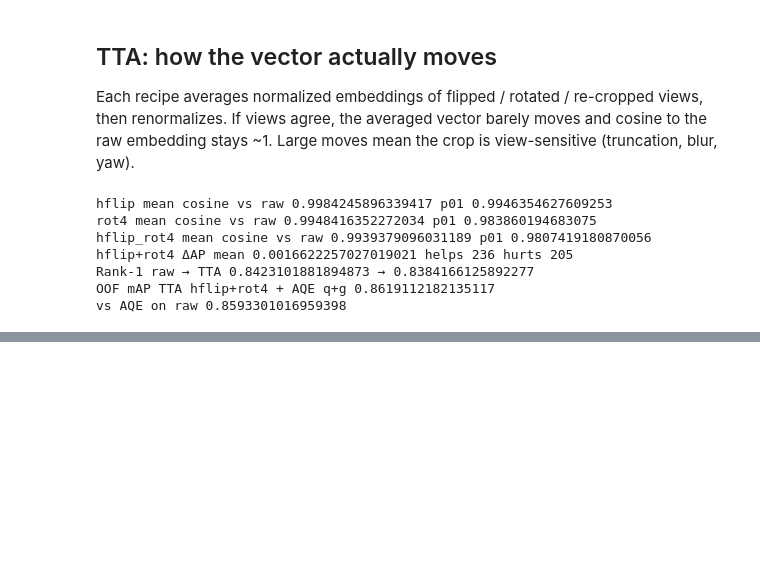
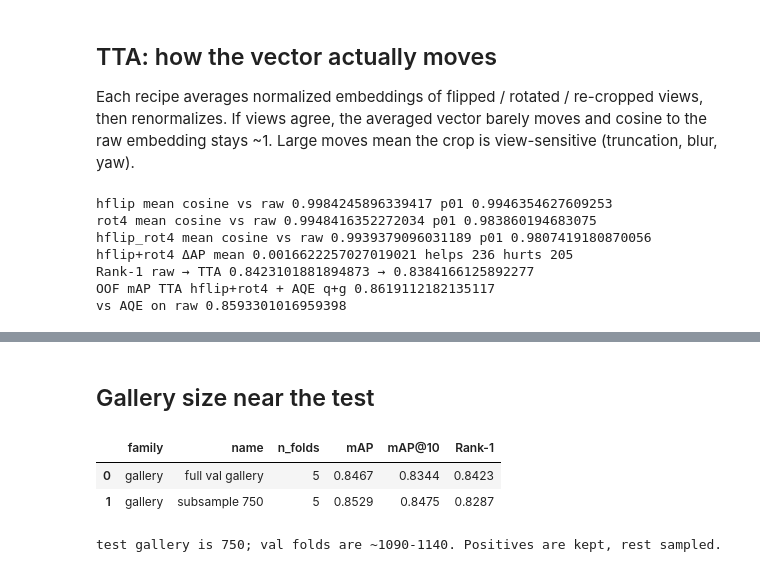
Before and after one commit to l1ghtsource/Vehicle-ReID, a Jupyter notebook: notebooks/eva02/oof_analysis.ipynb, the cells around one changed output, grey strips where cells are left out. Drawn from its saved outputs; the diff is of its cells as text; code cells hidden in the pictures; blank space fills up the shorter version.

```diff
--- a/notebooks/eva02/oof_analysis.ipynb
+++ b/notebooks/eva02/oof_analysis.ipynb
@@ -750,0 +800,32 @@ vs AQE on raw 0.8593301016959398
+# %% [markdown]
+## Gallery size near the test
+# %%
+full_rows, small_rows = [], []
+for fold, pack in FOLDS.items():
+    full_rows.append(score(pack["qe"], pack["ge"], pack))
+    keep = subsample_gallery(
+        pack["query"].vehicle_id.to_numpy(),
+        pack["gallery"].vehicle_id.to_numpy(),
+        TEST_GALLERY_SIZE,
+        seed=fold,
+    )
+    mini = {
+        "query": pack["query"],
+        "gallery": pack["gallery"].iloc[keep].reset_index(drop=True),
+        "qe": pack["qe"],
+        "ge": pack["ge"][keep],
+    }
+    small_rows.append(score(mini["qe"], mini["ge"], mini))
+gallery_tbl = pd.DataFrame(
+    [
+        weighted_row("full val gallery", "gallery", full_rows),
+        weighted_row(f"subsample {TEST_GALLERY_SIZE}", "gallery", small_rows),
+    ]
+)
+display(gallery_tbl)
+print("test gallery is 750; val folds are ~1090-1140. Positives are kept, rest sampled.")
+# %% [output]
+|  | family | name | n_folds | mAP | mAP@10 | Rank-1 |
+| 0 | gallery | full val gallery | 5 | 0.8467 | 0.8344 | 0.8423 |
+| 1 | gallery | subsample 750 | 5 | 0.8529 | 0.8475 | 0.8287 |
+test gallery is 750; val folds are ~1090-1140. Positives are kept, rest sampled.
```
Also changed, not shown: parts of 7 cells of this notebook, 43 other files.
